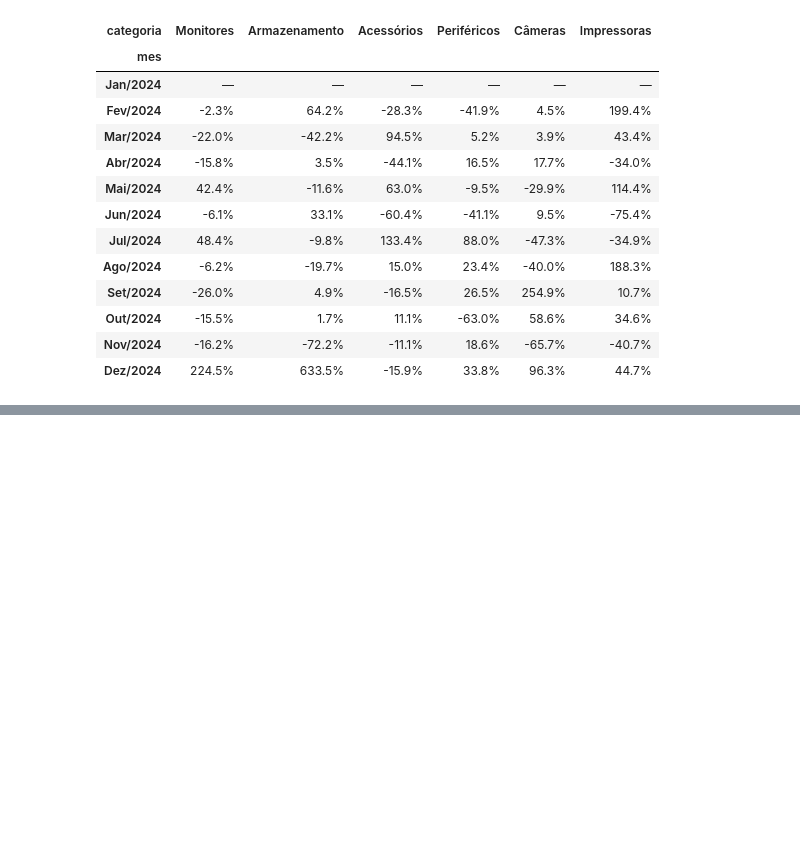
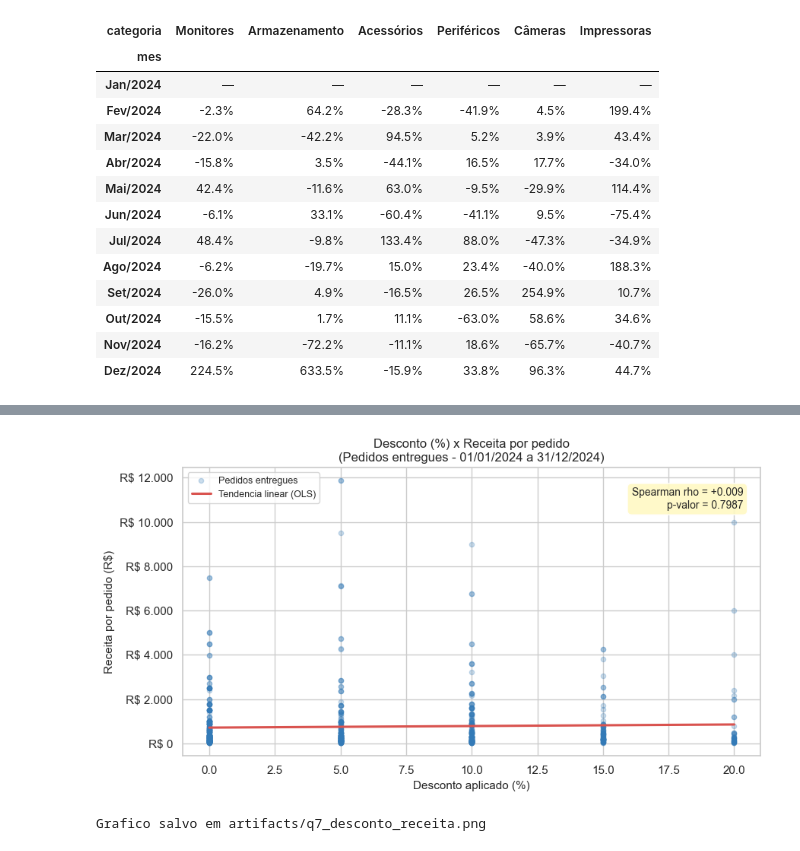
Before and after one commit to diogorblessa/projeto-analise-dados-DuckDB, a Jupyter notebook: notebooks/case_techshop.ipynb, the cells around one changed output, grey strips where cells are left out. Cells and saved outputs as stored; diff of their text form; code cells hidden in the pictures; blank space fills up the shorter version.

```diff
--- a/notebooks/case_techshop.ipynb
+++ b/notebooks/case_techshop.ipynb
@@ -2043,0 +2028,71 @@ _A preencher via `/insight-livre`._
+# %%
+con = duckdb.connect()
+csv_path = str(INTERIM_DIR / 'ecommerce_tratado.csv').replace('\\', '/')
+
+# periodo do dataset
+periodo = con.execute(f"""
+    SELECT
+        STRFTIME(MIN(data_pedido), '%d/%m/%Y') AS inicio,
+        STRFTIME(MAX(data_pedido), '%d/%m/%Y') AS fim
+    FROM read_csv_auto('{csv_path}')
+""").fetchone()
+print(f"Periodo do dataset: {periodo[0]} a {periodo[1]}")
+
+# dataset de pedidos entregues
+df_entregues = con.execute(f"""
+    SELECT desconto_pct, receita
+    FROM read_csv_auto('{csv_path}')
+    WHERE status = 'entregue'
+""").df()
+
+# correlacao de Spearman (scipy importado no Bloco 1)
+rho, p_valor = stats.spearmanr(df_entregues['desconto_pct'], df_entregues['receita'])
+print(f"\nCorrelacao de Spearman (desconto_pct x receita): rho = {rho:.3f}  |  p-valor = {p_valor:.4f}")
+
+# tabela agregada por faixa de desconto
+df_q7 = con.execute(f"""
+    WITH base AS (
+        SELECT receita,
+            CASE WHEN desconto_pct = 0 THEN '0%'
+                 WHEN desconto_pct BETWEEN 1  AND 5  THEN '1-5%'
+                 WHEN desconto_pct BETWEEN 6  AND 10 THEN '6-10%'
+                 WHEN desconto_pct BETWEEN 11 AND 20 THEN '11-20%'
+                 ELSE '>20%' END AS faixa,
+            CASE WHEN desconto_pct = 0 THEN 0
+                 WHEN desconto_pct BETWEEN 1  AND 5  THEN 1
+                 WHEN desconto_pct BETWEEN 6  AND 10 THEN 2
+                 WHEN desconto_pct BETWEEN 11 AND 20 THEN 3
+                 ELSE 4 END AS ordem
+        FROM read_csv_auto('{csv_path}')
+        WHERE status = 'entregue'
+    )
+    SELECT faixa, COUNT(*) AS n_pedidos,
+           ROUND(SUM(receita), 2) AS receita_total,
+           ROUND(AVG(receita), 2) AS receita_media
+    FROM base GROUP BY faixa, ordem ORDER BY ordem
+""").df()
+print("\nAgregado por grupo de desconto (pedidos entregues):")
+print(df_q7.to_string(index=False))
+
+# grafico: scatter + tendencia linear OLS + rho anotado
+fig, ax = plt.subplots(figsize=(9, 5))
+ax.scatter(df_entregues['desconto_pct'], df_entregues['receita'],
+           alpha=0.25, s=20, color='#337ab7', label='Pedidos entregues')
+slope, intercept, *_ = stats.linregress(df_entregues['desconto_pct'], df_entregues['receita'])
+x_line = np.linspace(df_entregues['desconto_pct'].min(), df_entregues['desconto_pct'].max(), 100)
+ax.plot(x_line, slope * x_line + intercept,
+        color='#d9534f', linewidth=2.2, label='Tendencia linear (OLS)')
+ax.set_xlabel('Desconto aplicado (%)', fontsize=11)
+ax.set_ylabel('Receita por pedido (R$)', fontsize=11)
+ax.yaxis.set_major_formatter(plt.FuncFormatter(lambda v, _: f'R$ {v:,.0f}'.replace(',', '.')))
+sinal = '+' if rho >= 0 else ''
+ax.annotate(f'Spearman rho = {sinal}{rho:.3f}\np-valor = {p_valor:.4f}',
+            xy=(0.97, 0.93), xycoords='axes fraction', ha='right', va='top', fontsize=10,
+            bbox=dict(boxstyle='round,pad=0.4', facecolor='#fff9c4', alpha=0.9))
+ax.legend(fontsize=9)
+plt.title(f'Desconto (%) x Receita por pedido\n(Pedidos entregues - {periodo[0]} a {periodo[1]})', fontsize=12)
+plt.tight_layout()
+plt.savefig('../artifacts/q7_desconto_receita.png', dpi=150)
+plt.show()
+print('Grafico salvo em artifacts/q7_desconto_receita.png')
+# %% [output]
@@ -2043,0 +2109,2 @@ _A preencher via `/insight-livre`._
+[figure, added]
+Grafico salvo em artifacts/q7_desconto_receita.png
```
Also changed, not shown: parts of 13 cells of this notebook, 5 other files.
